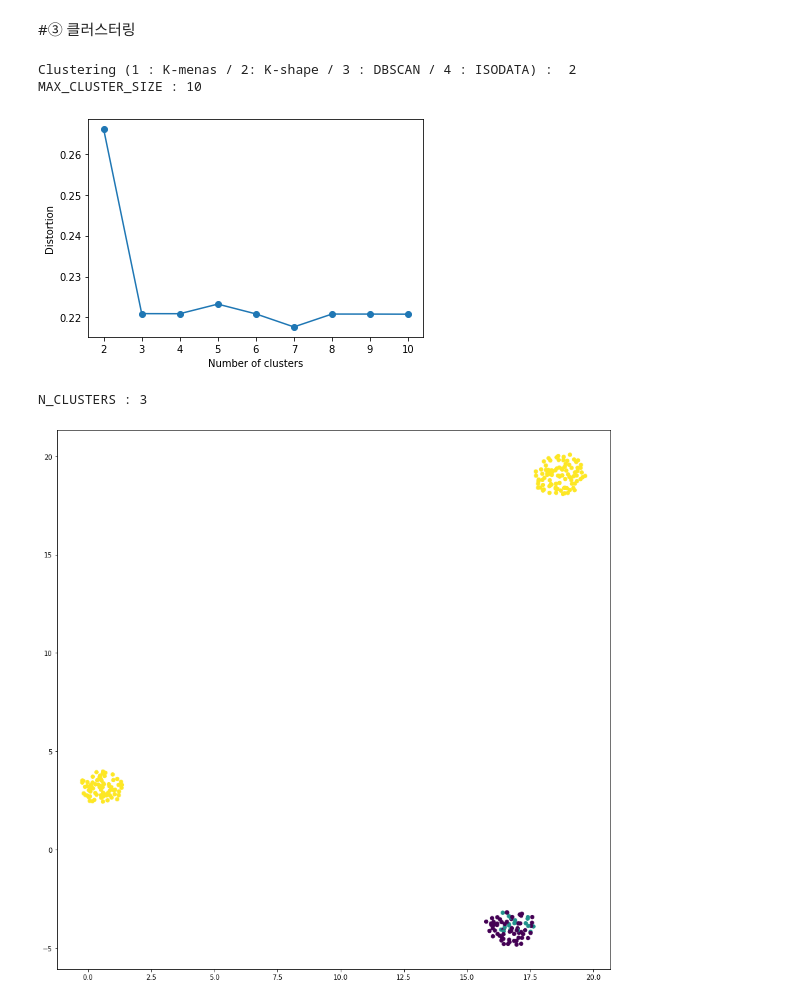
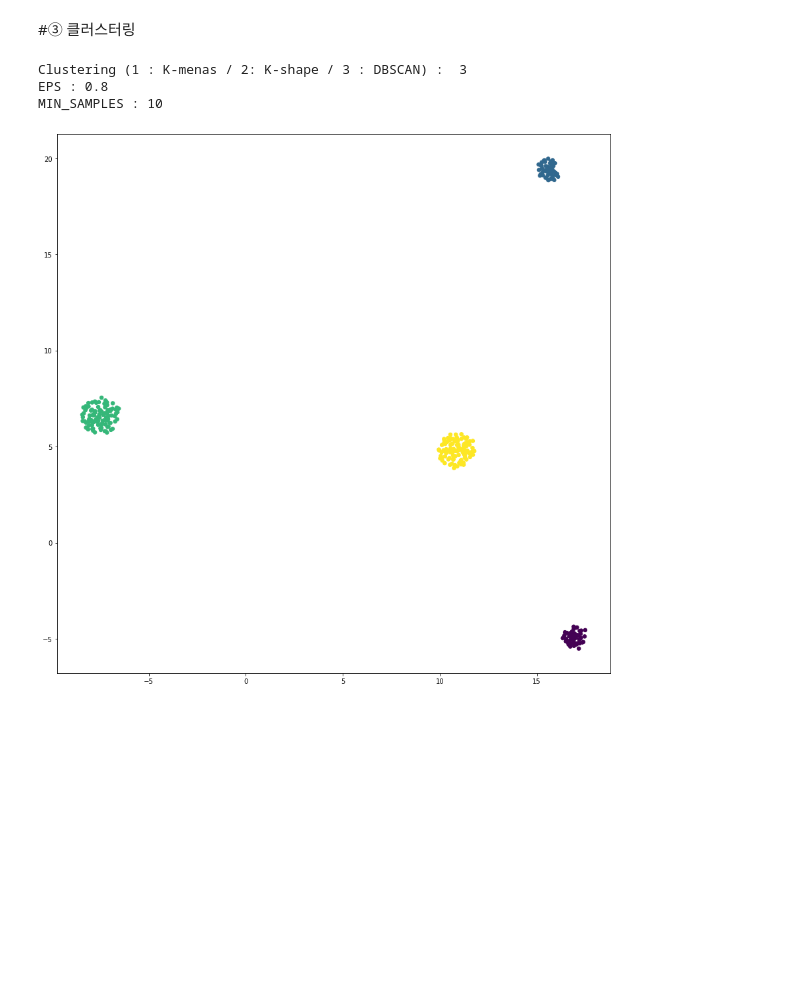
Before and after one commit to shinseok95/Clustering-Framework, a Jupyter notebook: Clustering_Framework.ipynb, the cells around one changed output. Saved outputs shown, nothing was run; the diff lists cells and outputs as text; code cells hidden in the pictures; blank space fills up the shorter version.

```diff
--- a/Clustering_Framework.ipynb
+++ b/Clustering_Framework.ipynb
@@ -969,0 +808,30 @@ dataset.shape
+# %%
+preprocessing_flag = 0
+
+# Process가 있는 경우 : /1 : trunction / 2 : padding / 3: DTW
+
+if process_flag == '1':
+
+  preprocessing_flag = int(input("Data preprocessing(1 : trunction / 2 : padding / 3 : DTW) : "))
+
+  if preprocessing_flag == 1:
+    cutting_dataset = data_truncation(dataset)
+
+  elif preprocessing_flag == 2:
+    cutting_dataset = data_padding(dataset)
+
+  elif preprocessing_flag == 3:
+    cutting_dataset = data_dtw(dataset)
+
+  else :
+    pass
+
+# Process가 없는 경우 : sliding window
+
+else:
+  shift_size = int(input('Shift length : '))
+  window_size = int(input('Window size : '))
+  cutting_dataset = sliding_window(dataset,window_size,shift_size)
+
+print('현재 데이터 수 : {}'.format(len(cutting_dataset)))
+print('데이터 길이 : {}'.format(len(cutting_dataset[0])))
@@ -1003,42 +909,40 @@ Embedding (1 : Auto Encoder / 2 : PCA / 3 : UMAP) : 3
 #③ 클러스터링
 # %%
 clustering_flag = 0
-clustering_flag = int(input("Clustering (1 : K-menas / 2: K-shape / 3 : DBSCAN / 4 : ISODATA) :  "))
+clustering_flag = int(input("Clustering (1 : K-menas / 2: K-shape / 3 : DBSCAN) :  "))
 
-# 1 : K-menas / 2 : K-shape / 3 : DBSCAN / 4 : ISODATA(ISODATA 수정해야함)
+# 1 : K-menas / 2 : K-shape / 3 : DBSCAN)
 
 if clustering_flag == 1:
 
   MAX_CLUSTER_SIZE = int(input("MAX_CLUSTER_SIZE : "))
   clustering_KMEANS(embedding_data,MAX_CLUSTER_SIZE)
 
 
 elif clustering_flag == 2:
   MAX_CLUSTER_SIZE = int(input("MAX_CLUSTER_SIZE : "))
-  draw_inertia_kshape(dataset,MAX_CLUSTER_SIZE)
+  draw_inertia_kshape(cutting_dataset,MAX_CLUSTER_SIZE)
 
   N_CLUSTERS = int(input("N_CLUSTERS : "))
 
-  predict = clustering_KSHAPE(dataset,n_cluster=N_CLUSTERS)
+  predict = clustering_KSHAPE(cutting_dataset,n_cluster=N_CLUSTERS)
   draw_vector_data(embedding_data,predict)
 
 elif clustering_flag == 3:
   EPS = float(input("EPS : "))
   MIN_SAMPLES = int(input("MIN_SAMPLES : "))
 
   predict = clsutering_DBSCAN(embedding_data,EPS,MIN_SAMPLES)
 
   draw_vector_data(embedding_data,predict)
 
-elif clustering_flag == 4:
+  if process_label != None:
+    show_outlier(cutting_dataset,process_label,predict)
 
-  predict = clustering_ISODATA(embedding_data)
-  draw_vector_data(embedding_data,predict)
 else :
   pass
 # %% [output]
-Clustering (1 : K-menas / 2: K-shape / 3 : DBSCAN / 4 : ISODATA) :  2
-MAX_CLUSTER_SIZE : 10
+Clustering (1 : K-menas / 2: K-shape / 3 : DBSCAN) :  3
+EPS : 0.8
+MIN_SAMPLES : 10
-[figure, old version]
+[figure, new version]
-N_CLUSTERS : 3
-[figure, removed]
```
Also changed, not shown: parts of 17 cells of this notebook.
